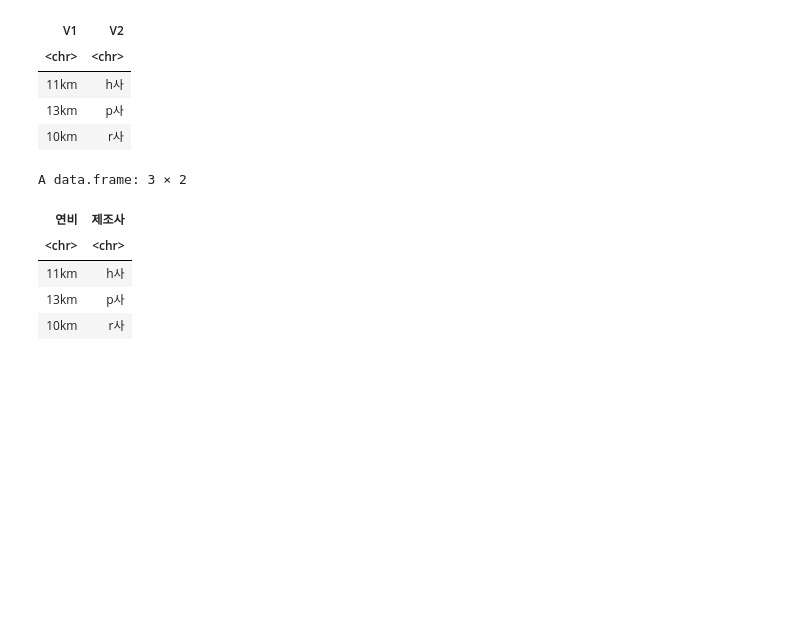
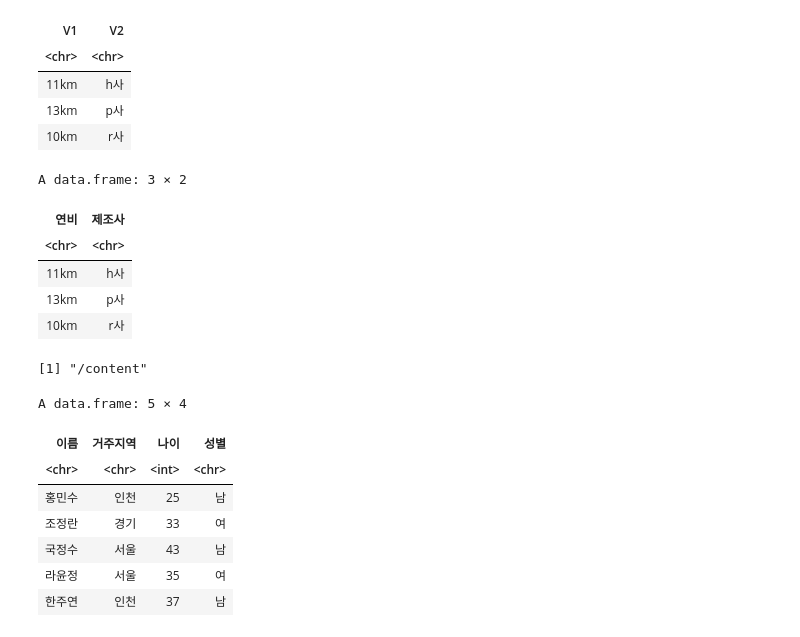
Before and after one commit to yoonyoung27/public_big_data_analysis, a Jupyter notebook: R.ipynb, the cells around one changed output. Cells and saved outputs as stored; diff of their text form; code cells hidden in the pictures; blank space fills up the shorter version.

```diff
--- a/R.ipynb
+++ b/R.ipynb
@@ -552,3 +552,19 @@ A data.frame: 3 × 2
 | 11km | h사 |
 | 13km | p사 |
 | 10km | r사 |
+# %%
+getwd()
+# %% [output]
+[1] "/content"
+# %%
+pinfo <- read.table("/content/personal.txt", header=TRUE, fileEncoding = "EUC-KR")  # 한글로 된 내용이 있는 경우
+pinfo
+# %% [output]
+A data.frame: 5 × 4
+| 이름 | 거주지역 | 나이 | 성별 |
+| <chr> | <chr> | <int> | <chr> |
+| 홍민수 | 인천 | 25 | 남 |
+| 조정란 | 경기 | 33 | 여 |
+| 국정수 | 서울 | 43 | 남 |
+| 라윤정 | 서울 | 35 | 여 |
+| 한주연 | 인천 | 37 | 남 |
```
Also changed, not shown: parts of 3 cells of this notebook.
